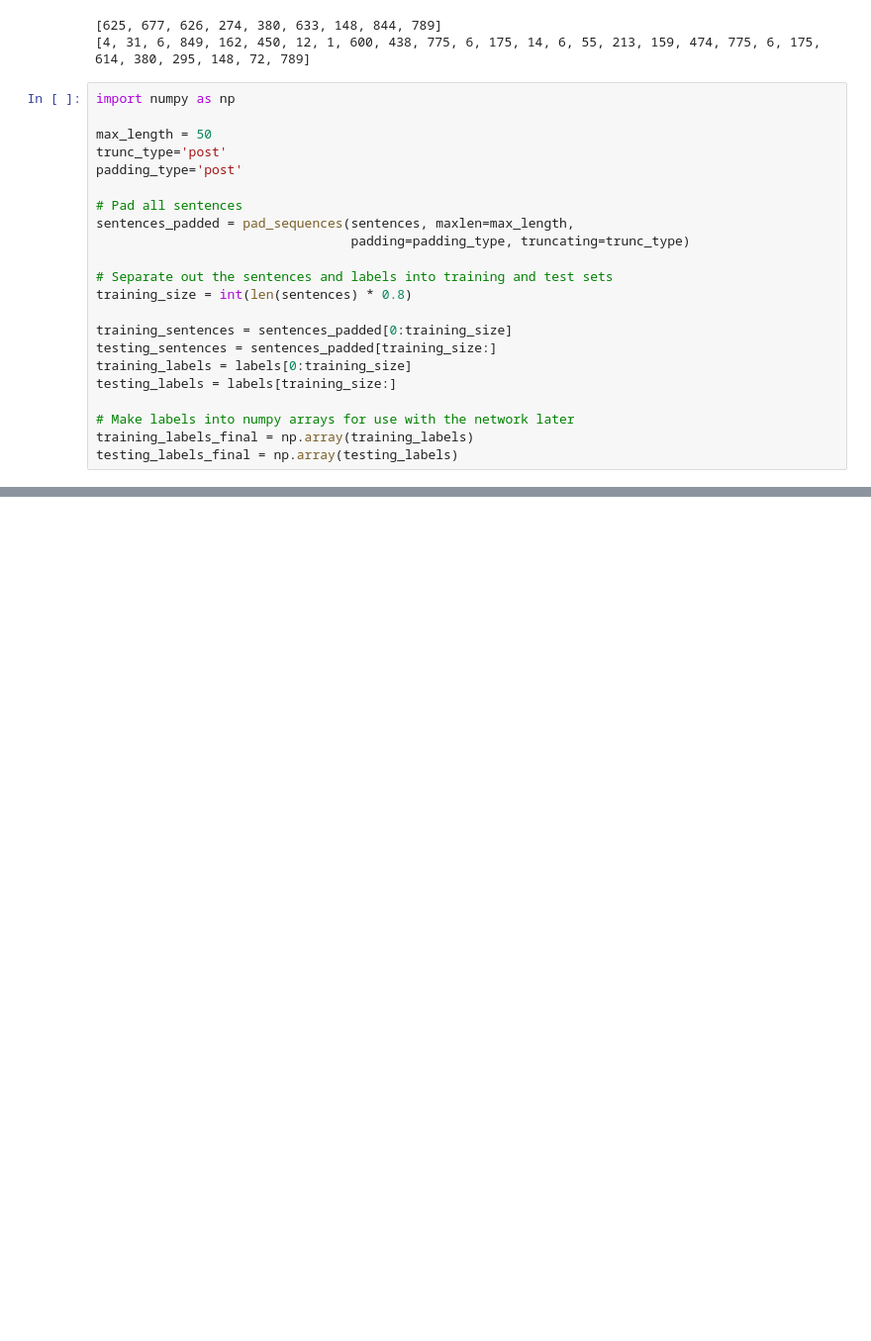
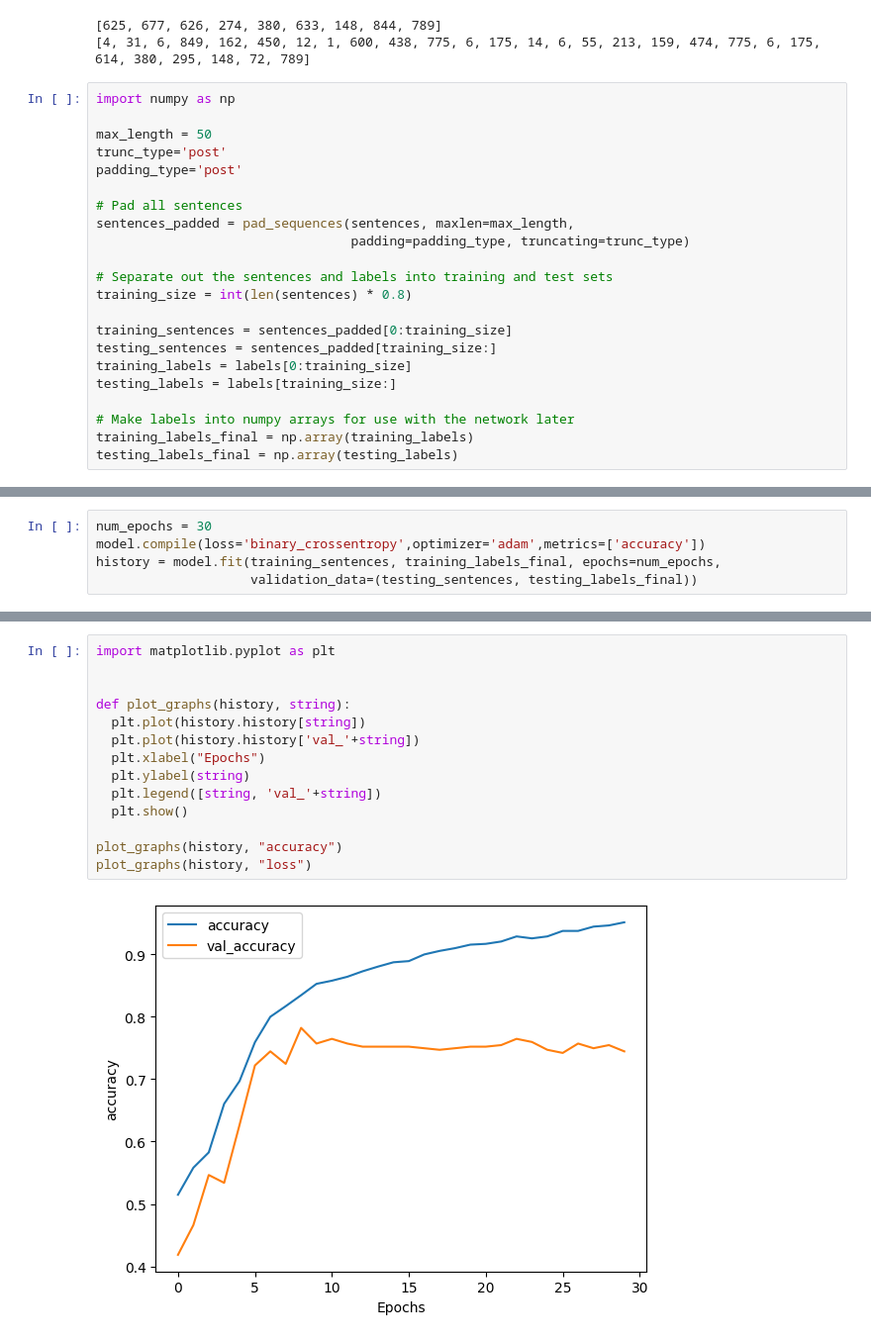
Before and after one commit to amirazidni/tensorflow-dev, a Jupyter notebook: udacity-tf/9-token-embed.ipynb, the cells around one changed output, grey strips where cells are left out. Shown: that part at 99% size. Saved outputs shown, nothing was run; the diff lists cells and outputs as text; blank space fills up the shorter version.

```diff
--- a/udacity-tf/9-token-embed.ipynb
+++ b/udacity-tf/9-token-embed.ipynb
@@ -562,3 +562,8 @@ _________________________________________________________________
 2023-08-23 05:34:59.518800: I tensorflow/compiler/xla/stream_executor/cuda/cuda_gpu_executor.cc:996] successful NUMA node read from SysFS had negative value (-1), but there must be at least one NUMA n ...
 2023-08-23 05:34:59.518935: I tensorflow/compiler/xla/stream_executor/cuda/cuda_gpu_executor.cc:996] successful NUMA node read from SysFS had negative value (-1), but there must be at least one NUMA n ...
 2023-08-23 05:34:59.519032: I tensorflow/core/common_runtime/gpu/gpu_device.cc:1635] Created device /job:localhost/replica:0/task:0/device:GPU:0 with 1739 MB memory:  -> device: 0, name: NVIDIA GeForc ...
+# %%
+num_epochs = 30
+model.compile(loss='binary_crossentropy',optimizer='adam',metrics=['accuracy'])
+history = model.fit(training_sentences, training_labels_final, epochs=num_epochs,
+                    validation_data=(testing_sentences, testing_labels_final))
@@ -564,0 +595,16 @@ _________________________________________________________________
+# %%
+import matplotlib.pyplot as plt
+
+
+def plot_graphs(history, string):
+  plt.plot(history.history[string])
+  plt.plot(history.history['val_'+string])
+  plt.xlabel("Epochs")
+  plt.ylabel(string)
+  plt.legend([string, 'val_'+string])
+  plt.show()
+
+plot_graphs(history, "accuracy")
+plot_graphs(history, "loss")
+# %% [output]
+[figure, added]
```
Also changed, not shown: parts of 2 cells of this notebook.
